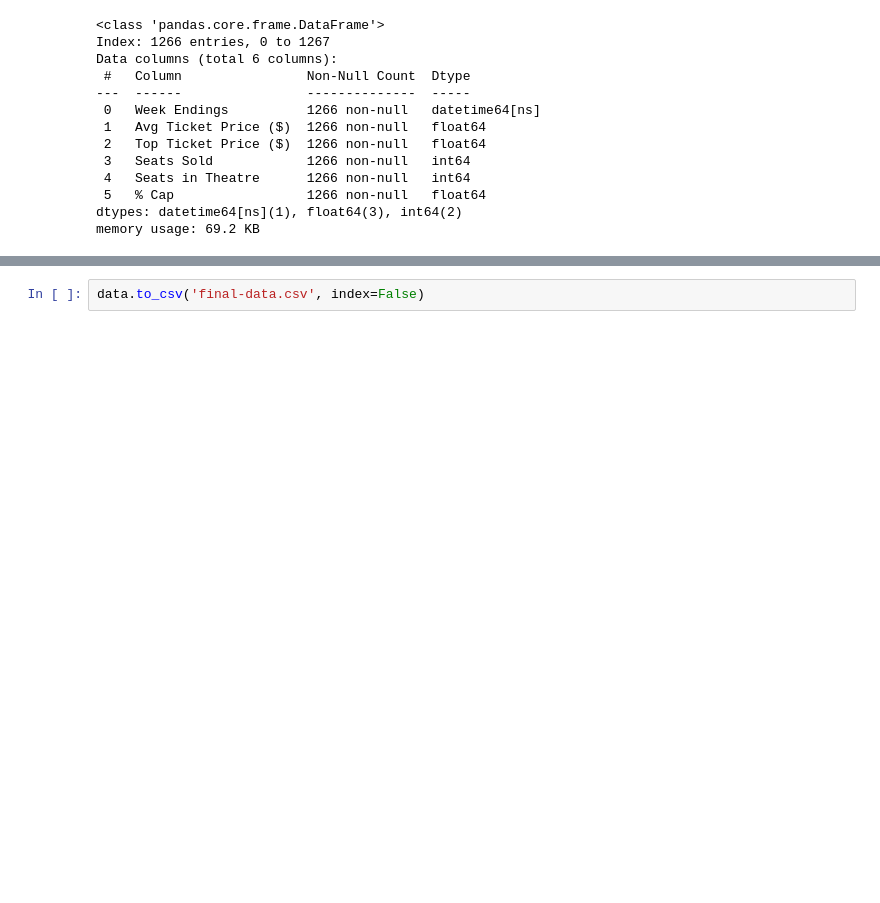
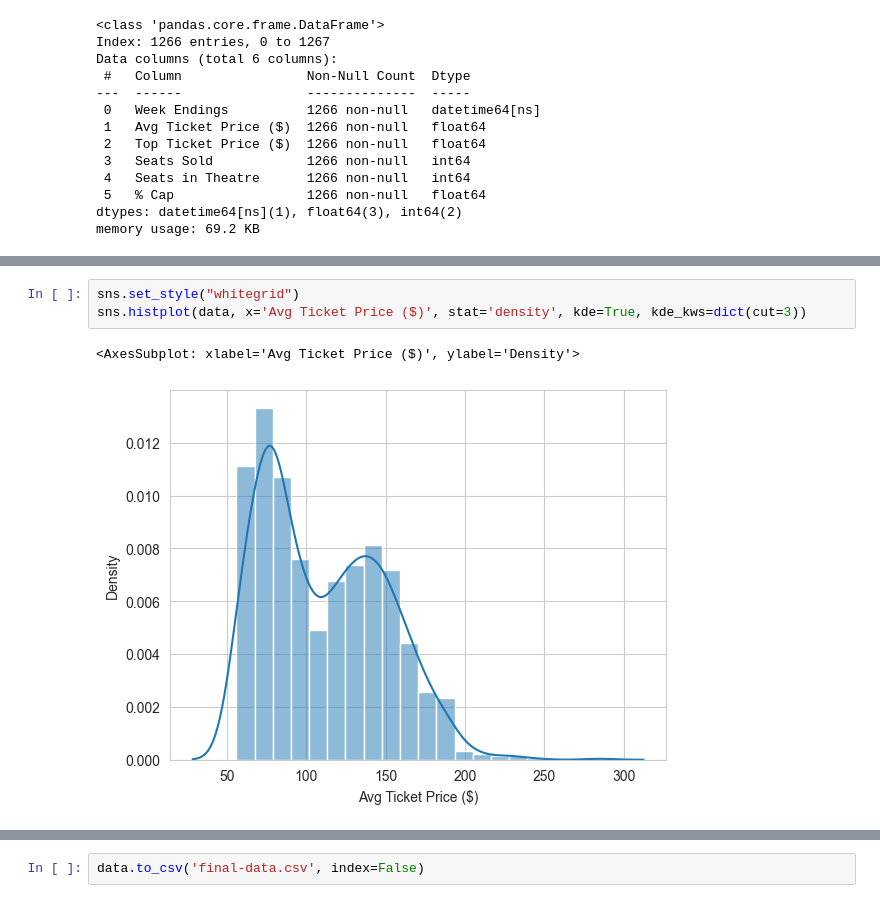
Before and after one commit to Yug-Oswal/Broadway-LionKing-Analysis, a Jupyter notebook: data-analysis-initial.ipynb, the cells around one changed output, grey strips where cells are left out. Cells and saved outputs as stored; diff of their text form; blank space fills up the shorter version.

```diff
--- a/data-analysis-initial.ipynb
+++ b/data-analysis-initial.ipynb
@@ -356,6 +356,12 @@ data.describe().transpose()
 | Seats Sold | 1266.0 | 13440.409163 | 5737.0 | 13117.0 | 13489.0 | 14218.0 | 16319.0 | 1068.010861 |
 | Seats in Theatre | 1266.0 | 1717.136651 | 1598.0 | 1677.0 | 1696.0 | 1793.0 | 1801.0 | 55.111238 |
 | % Cap | 1266.0 | 97.732314 | 53.33 | 97.065 | 99.75 | 100.51 | 103.46 | 5.003122 |
+# %%
+sns.set_style("whitegrid")
+sns.histplot(data, x='Avg Ticket Price ($)', stat='density', kde=True, kde_kws=dict(cut=3))
+# %% [output]
+<AxesSubplot: xlabel='Avg Ticket Price ($)', ylabel='Density'>
+[figure, added]
 # %%
 # Some basic plotting to check data scale to determine whether data needs to be normalised or not
 # before being used with the sequence model for prediction
```
Also changed, not shown: parts of 2 cells of this notebook, 2 other files.
